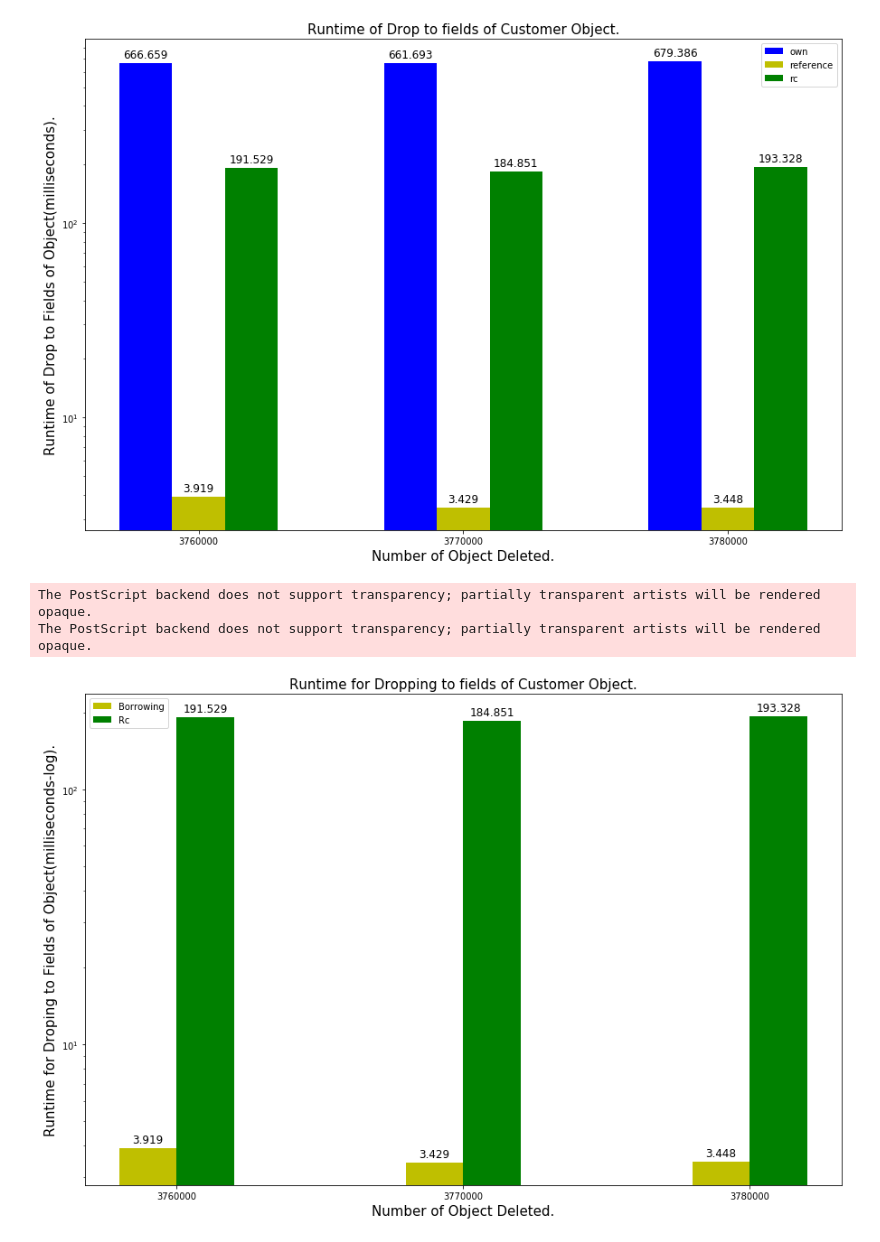
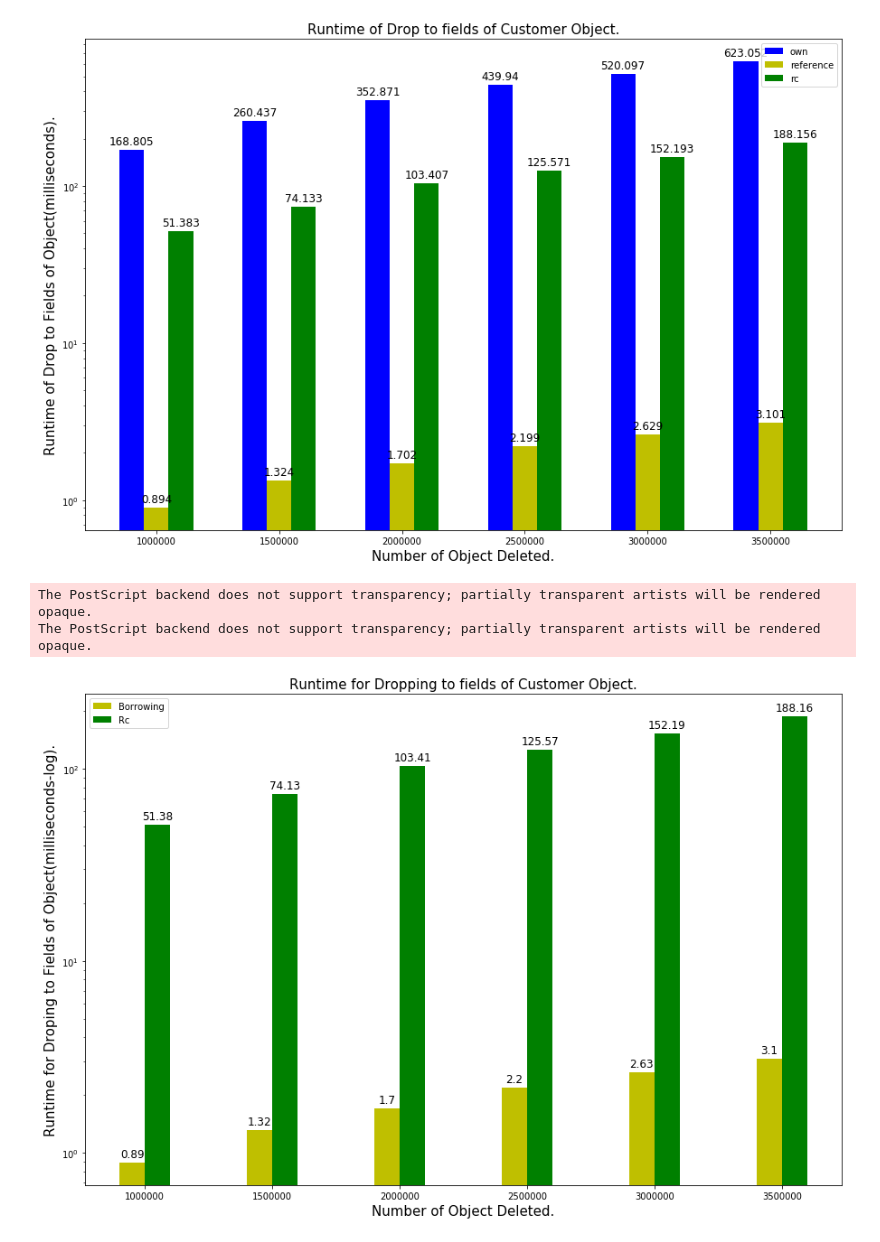
Before and after one commit to ShinsakuOkazaki/master-thesis, a Jupyter notebook: project/rust_rc_droptime/analysis/visualization.ipynb, the cells around one changed output. Drawn from its saved outputs; the diff is of its cells as text; code cells hidden in the pictures.

```diff
--- a/project/rust_rc_droptime/analysis/visualization.ipynb
+++ b/project/rust_rc_droptime/analysis/visualization.ipynb
@@ -5,7 +5,7 @@ import matplotlib.pyplot as plt
 # %%
 def getDf():
     files = {}
-    for size in [3760000, 3770000, 3780000]:
+    for size in [1000000, 1500000, 2000000, 2500000, 3000000, 3500000]:
         with open("../result/resultRustRc_{}.txt".format(size), "r") as f:
             files["size{}".format(size)] = [s.strip().split("#") for s in f.readlines()]
 
@@ -16,8 +16,8 @@ def getDf():
         df = df[1:]
         df.columns = new_header
         dfs[k] = df
-    data = dfs['size3760000']
-    for s in [3770000, 3780000]:
+    data = dfs['size1000000']
+    for s in [1500000, 2000000, 2500000, 3000000, 3500000]:
         data = pd.concat([data, dfs["size{}".format(s)]])
     data = data.astype({"datastructure": str, "size": int, "field": str, "createtime":int,  \
                         'accesstime': int, "droptime": int, "totaltime": int})
@@ -61,31 +61,31 @@ ax.set_yscale('log')
 #fig.savefig("rust_borrowing.png")
 plt.show()
 # %% [output]
-[figure, old version]
+[figure, new version]
 # %%
 reference = df_avg[df_avg["field"] == '"reference"']
 rc = df_avg[df_avg["field"] == '"rc"']
 fig, ax = plt.subplots(figsize = (15, 10))
 w = 0.2
 idx = np.arange(df_avg['size'].nunique())
-b1 = ax.bar(idx - w / 2 , round(reference["droptime"] / 1000, 3), width = w, color ='y', align = 'center')
-b2 = ax.bar(idx + w / 2, round(rc["droptime"] / 1000, 3), width = w, color ='g', align = 'center')
+b1 = ax.bar(idx - w / 2 , round(reference["droptime"] / 1000, 2), width = w, color ='y', align = 'center')
+b2 = ax.bar(idx + w / 2, round(rc["droptime"] / 1000, 2), width = w, color ='g', align = 'center')
 label = np.sort(df_avg['size'].unique())
 ax.set_xticks(idx)
 ax.set_xticklabels(label)
 ax.set_xlabel("Number of Object Deleted.", fontsize = 15)
 ax.set_ylabel("Runtime for Droping to Fields of Object(milliseconds-log).", fontsize = 15)
 ax.set_title("Runtime for Dropping to fields of Customer Object.", fontsize = 15)
 ax.legend((b1, b2), ("Borrowing", "Rc"), loc='upper left')
 ax.set_yscale('log')
 autolabel(b1, ax)
 autolabel(b2, ax)
 fig.savefig("rust_droptime_borring_rc.eps")
 plt.show()
 # %% [output]
 The PostScript backend does not support transparency; partially transparent artists will be rendered opaque.
 The PostScript backend does not support transparency; partially transparent artists will be rendered opaque.
-[figure, old version]
+[figure, new version]
 # %%
 own = df_avg[df_avg["field"] == '"own"']
 reference = df_avg[df_avg["field"] == '"reference"']
```
Also changed, not shown: parts of 1 cell of this notebook, 18 other files.
